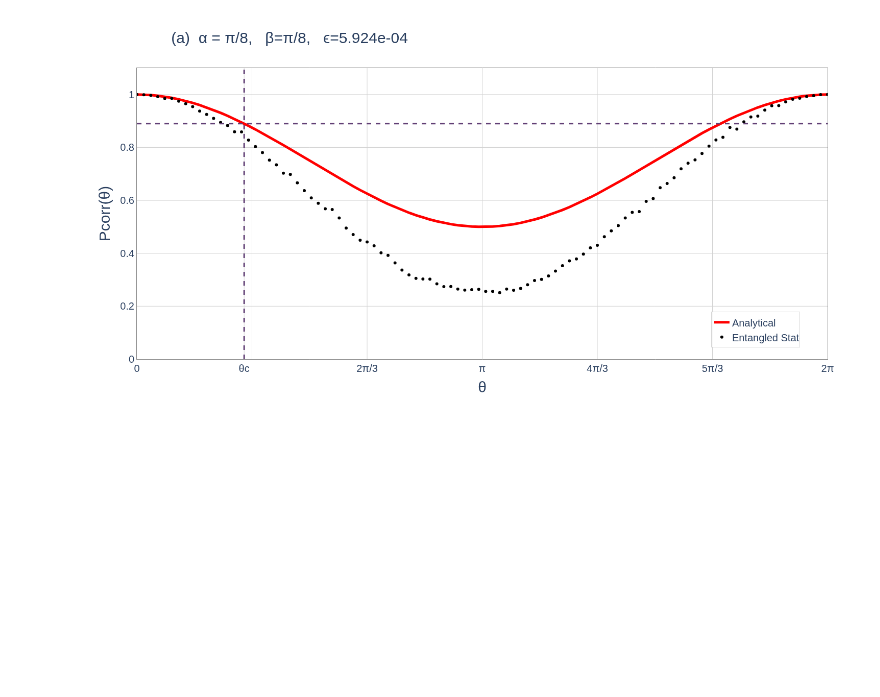
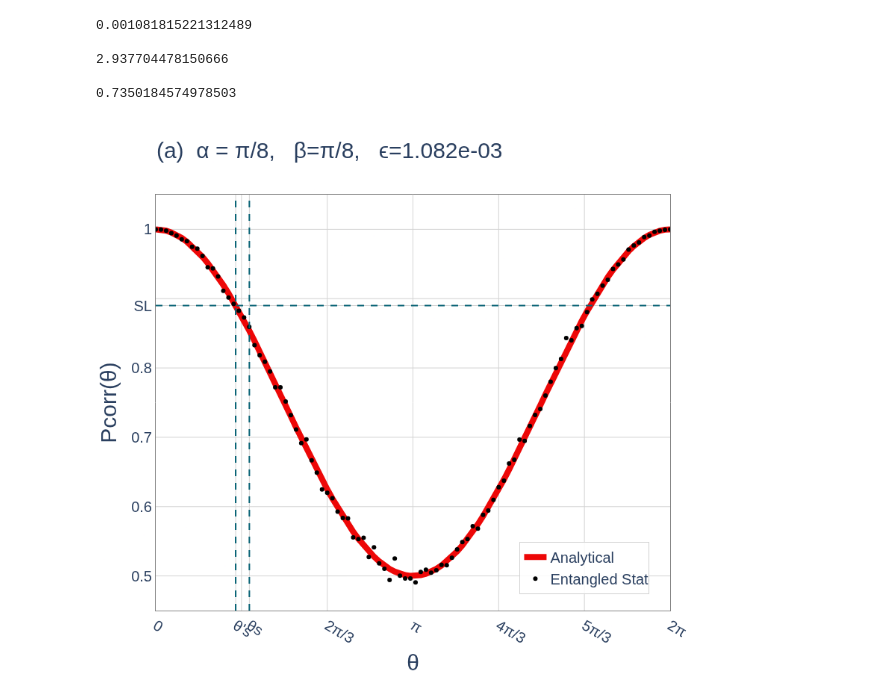
Before and after one commit to 4df31/QD-Biexciton-cascade-and-polarization-orientation-effect-on-QKD-protocol-E91, a Jupyter notebook: Results and Plots/Paper/Fig_7/plot_7.ipynb, the cells around one changed output. Cells and saved outputs as stored; diff of their text form; code cells hidden in the pictures; blank space fills up the shorter version.

```diff
--- a/Results and Plots/Paper/Fig_7/plot_7.ipynb
+++ b/Results and Plots/Paper/Fig_7/plot_7.ipynb
@@ -6,7 +6,7 @@ from numpy import pi as π, sin,cos
 # %%
 filename_mixed = "./c_CHSH_mix/CHSH_fixed_a0.25_b0.25_Pt_0.9107_100_points_1.5E+04_states_SIM_29_05_2026_13_40_38.csv"
 filename_entangled= "./b_CHSH_ent/CHSH_fixed_a0.25_b0.25_Pt_0.9107_100_points_1.5E+04_states_SIM_29_05_2026_14_22_29.csv"
-filename_PCorr_T = "./a_Pcorr/CORR_fixed_a0.25_b0.25_Pt_0.9107_100_points_1.5E+04_states_SIM_29_05_2026_14_55_37.csv"
+filename_PCorr_T = "./a_Pcorr/CORR_fixed_a0.5_b0.5_Pt_0.9107_100_points_1.5E+04_states_SIM_29_05_2026_16_27_35.csv"
 pcorr=pd.read_csv(filename_PCorr_T, header=None).to_numpy().flatten()
 chsh_mixed = pd.read_csv(filename_mixed, header=None).to_numpy().flatten()
 chsh_ent = pd.read_csv(filename_entangled, header=None).to_numpy().flatten()
@@ -67,39 +67,54 @@ def ϵ(y_true:np.ndarray, y_pred:np.ndarray):
     sum_squared_residuals = np.sum((y_true_flat - y_pred_flat) ** 2)
     total_sum_squares = np.sum((y_true_flat - np.mean(y_true_flat)) ** 2)
     return sum_squared_residuals / total_sum_squares
+# %%
+N_data = 100
+
+# 4. Create the corresponding θ
+θ = np.linspace(0, 2 * np.pi, N_data)
+
+# 1. Variables for formatting quantities outside figure
+tick_font_size = 20
+legend_font_size = 20
+axes_label_font_size = 30
+title_fontsize = 30
+font_family = "Arial"
+
+line_w= 8
+limit_w=2
+line_c = 'rgb(237, 7, 7)'
+line_color='rgb(8, 99, 117)'
+# %%
+print(f"{ϵ(y_pred=model_noise(θ,π/4,π/4,Pt=1.0),y_true=pcorr)}\n")
+print(f"{ϵ(y_pred=model_noise(θ,π/2,π/2,Pt=1.0),y_true=pcorr)}\n")
+print(f"{ϵ(y_pred=model_noise(θ,π/8,π/8,Pt=1.0),y_true=pcorr)}\n")
+# %% [output]
+0.001081815221312489
+
+2.937704478150666
+
+0.7350184574978503
 # %%
-N_data = 100
-
-# 4. Create the corresponding θ
-θ = np.linspace(0, 2 * np.pi, N_data)
-
-# 1. Variables for formatting quantities outside figure
-tick_font_size = 20
-legend_font_size = 20
-axes_label_font_size = 30
-title_fontsize = 30
-font_family = "Arial"
-
-ϵ_val = ϵ(y_pred=model_noise(θ,π/8,π/8,Pt=1.0),y_true=pcorr)
+ϵ_val = ϵ(y_pred=model_noise(θ,π/4,π/4,Pt=1.0),y_true=pcorr)
 
 θc = 0.976
-fig = go.Figure()
+θs = 0.364*π
+fig_a = go.Figure()
 ##############         LIMITS         ##############
 
-fig.add_vline(x=θc, line_width=3, line_dash="dash", line_color="rgb(97, 63, 117)")
-fig.add_hline(y=0.89, line_width=3, line_dash="dash", line_color="rgb(97, 63, 117)")
-
+fig_a.add_vline(x=θc, line_width=limit_w, line_dash="dash", line_color=line_color)
+fig_a.add_vline(x=θs, line_width=limit_w, line_dash="dash", line_color=line_color)
+fig_a.add_hline(y=0.89, line_width=limit_w, line_dash="dash", line_color=line_color)
 ##############         Analytical         ##############
-fig.add_trace(go.Scatter(
+fig_a.add_trace(go.Scatter(
     x=θ,
-    #y=model_noise(θ,π/8,π/8,Pt=1.0),
-    y=(3+cos(θ))/4,
+    y=model_noise(θ,π/4,π/4,Pt=1.0),
     mode='lines',
     name='Analytical',
-    line=dict(color='red', width=5)
+    line=dict(color=line_c, width=line_w)
 ))
 ##############         Experimental         ##############
-fig.add_trace(go.Scatter(
+fig_a.add_trace(go.Scatter(
     x=θ,
     y=pcorr,
     mode='markers',
@@ -109,7 +124,7 @@ fig.add_trace(go.Scatter(
 
 ##############         LAYOUT         ##############
 
-fig.update_layout(
+fig_a.update_layout(
     xaxis=dict(
         title=dict(
             text='θ',
@@ -117,8 +132,8 @@ fig.update_layout(
         ),
         tickfont=dict(size=tick_font_size, family=font_family),
         tickmode='array',
-        tickvals=[0, np.pi/3, θc, 2*np.pi/3, np.pi, 4*np.pi/3, 5*np.pi/3, 2*np.pi],
-        ticktext=['0', '', 'θc', '2π/3', 'π', '4π/3', '5π/3', '2π'],
+        tickvals=[0,θs, np.pi/3, θc, 2*np.pi/3, np.pi, 4*np.pi/3, 5*np.pi/3, 2*np.pi],
+        ticktext=['0', 'θs' ,'', "θ's", '2π/3', 'π', '4π/3', '5π/3', '2π'],
         range=[0, 2*π],
         showgrid=True, gridcolor='lightgray',zeroline=True,
         showline=True, linewidth=1, linecolor='gray', mirror=True
@@ -130,41 +145,41 @@ fig.update_layout(
         ),
         tickfont=dict(size=tick_font_size, family=font_family),
         tickmode='array',
-        #tickvals=[0,0.5,1,1.5,2,2.5,2*np.sqrt(2),3],
-        #ticktext=['0', '0.5', '1','1.5','2','2.5','2√2',''],
-        range=[0,1.1],
+        tickvals=[0,0.4,0.5,0.6,0.7,0.8,0.89,0.9,1],
+        ticktext=['0','0.4','0.5','0.6','0.7','0.8','SL','','1'],
+        range=[0.45,1.05],
         showgrid=True, gridcolor='lightgray',
         showline=True, linewidth=1, linecolor='gray', mirror=True,
     ),
     title=dict(
         text=f"(a)\t\tα = π/8, \t\tβ=π/8, \t\tϵ={ϵ_val:1.3e}",
         font=dict(size=title_fontsize, family=font_family),
         x=0.1,
         y=0.96
     ),
     autosize=False,
     width=750,
     height=750,
     plot_bgcolor='white',
         paper_bgcolor='white',
 
         # --- NEW LEGEND POSITIONING ---
     legend=dict(
         font=dict(family=font_family, size=legend_font_size),
         yanchor="bottom",
         y=0.04,             # 5% from the bottom
         xanchor="right",
         x=0.96,             # 95% to the right
         bgcolor="rgba(255, 255, 255, 0.85)", # Semi-transparent white background
         bordercolor="lightgray",             # Optional border to frame it cleanly
         borderwidth=1
     ),
     margin=dict(l=80, r=40, t=100, b=80) # Added margin so large labels are not cut off
 )
 
 # Display the figure
-fig.show()
+#fig_a.show()
 #"""
 # %% [output]
-[figure, old version]
+[figure, new version]
 # %%
```
Also changed, not shown: parts of 3 cells of this notebook, 1 other file.
